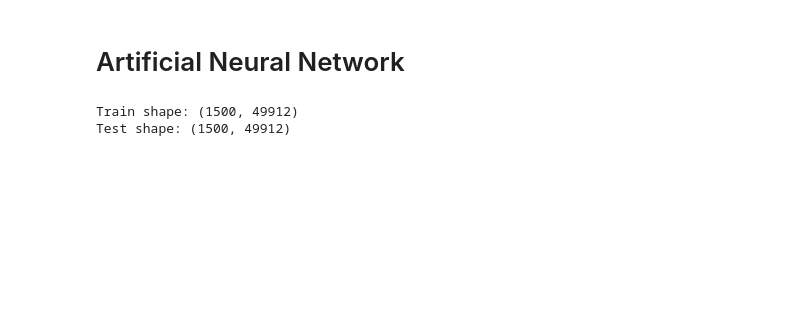
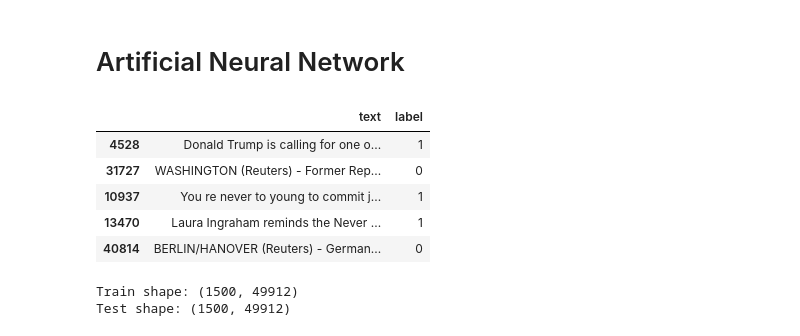
Before and after one commit to JustusRen/AI_Measurements, a Jupyter notebook: ann.ipynb, the cells around one changed output. Cells and saved outputs as stored; diff of their text form; code cells hidden in the pictures; blank space fills up the shorter version.

```diff
--- a/ann.ipynb
+++ b/ann.ipynb
@@ -17,6 +18,14 @@ if not os.path.exists('data.csv'):
 # %%
 df = pd.read_csv('data.csv', usecols=['text', 'label'], encoding='utf-8')
 df = df.sample(n=NUM_SAMPLES, random_state=RANDOM_SEED)
+df.head()
+# %% [output]
+|  | text | label |
+| 4528 | Donald Trump is calling for one o... | 1 |
+| 31727 | WASHINGTON (Reuters) - Former Rep... | 0 |
+| 10937 | You re never to young to commit j... | 1 |
+| 13470 | Laura Ingraham reminds the Never ... | 1 |
+| 40814 | BERLIN/HANOVER (Reuters) - German... | 0 |
 # %%
 countVectorizer = CountVectorizer()
 embeddings = preprocess_data(df['text'], countVectorizer)
```
Also changed, not shown: parts of 15 cells of this notebook, 3 other files.
